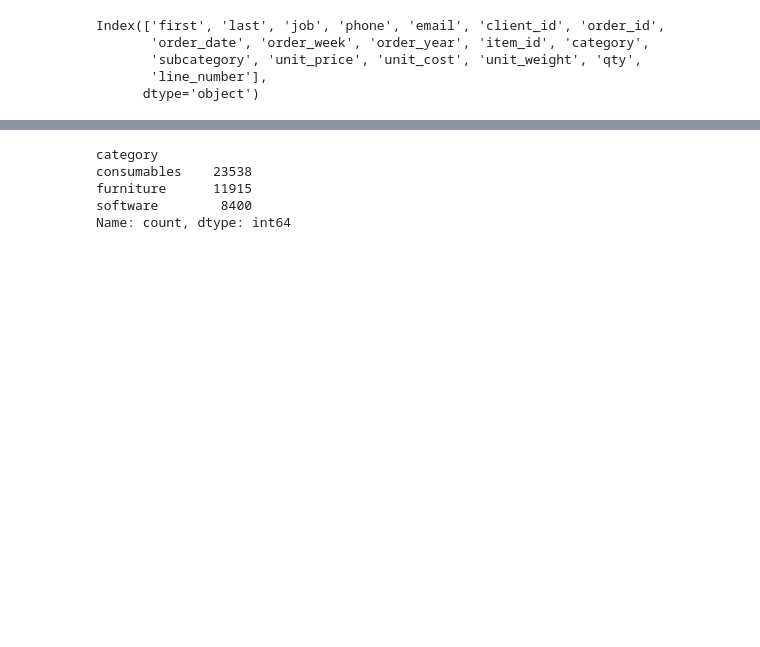
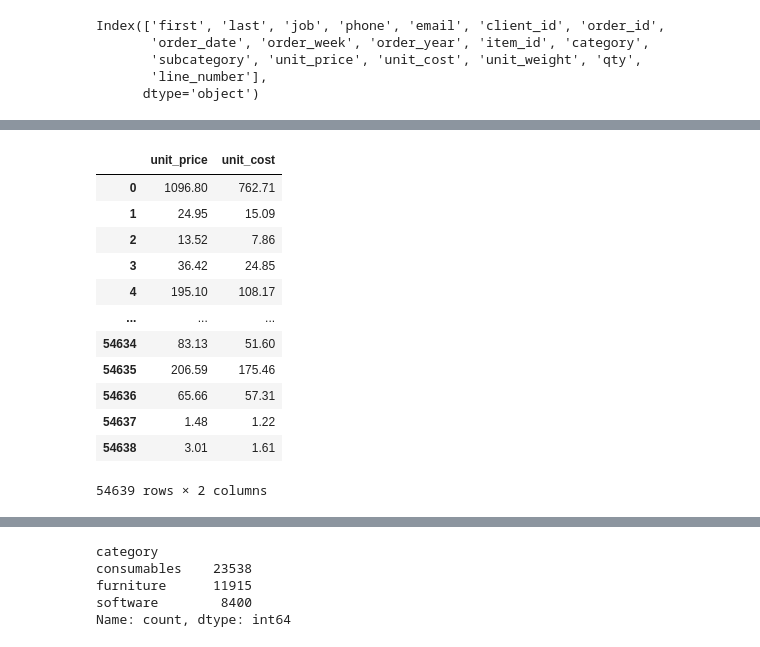
Before and after one commit to ReptilianRex6/pandas-challenge-1, a Jupyter notebook: module_4_challenge.ipynb, the cells around one changed output, grey strips where cells are left out. Cells and saved outputs as stored; diff of their text form; code cells hidden in the pictures; blank space fills up the shorter version.

```diff
--- a/module_4_challenge.ipynb
+++ b/module_4_challenge.ipynb
@@ -37,6 +37,22 @@ df.describe()
 | 50% | 53305.000000 | 5.496966e+06 | 11.000000 | 2023.000000 | 68.310000 | 49.890000 | 3.240000 | 6.800000e+01 | 3.000000 |
 | 75% | 78498.000000 | 7.733869e+06 | 17.000000 | 2023.000000 | 173.160000 | 125.570000 | 6.890000 | 1.700000e+02 | 5.000000 |
 | max | 99984.000000 | 9.998480e+06 | 52.000000 | 2023.000000 | 1396.230000 | 846.270000 | 46.430000 | 3.958244e+06 | 9.000000 |
+# %%
+df[['unit_price','unit_cost']]
+# %% [output]
+|  | unit_price | unit_cost |
+| 0 | 1096.80 | 762.71 |
+| 1 | 24.95 | 15.09 |
+| 2 | 13.52 | 7.86 |
+| 3 | 36.42 | 24.85 |
+| 4 | 195.10 | 108.17 |
+| ... | ... | ... |
+| 54634 | 83.13 | 51.60 |
+| 54635 | 206.59 | 175.46 |
+| 54636 | 65.66 | 57.31 |
+| 54637 | 1.48 | 1.22 |
+| 54638 | 3.01 | 1.61 |
+54639 rows × 2 columns
 # %%
 # Use this space to do any additional research
 # and familiarize yourself with the data.
```
Also changed, not shown: parts of 9 cells of this notebook.
